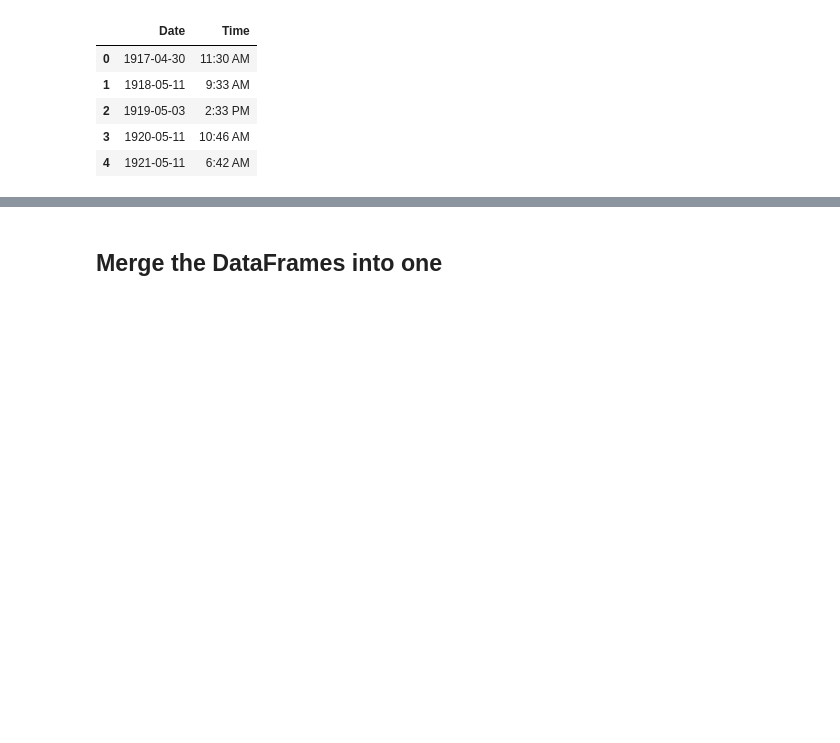
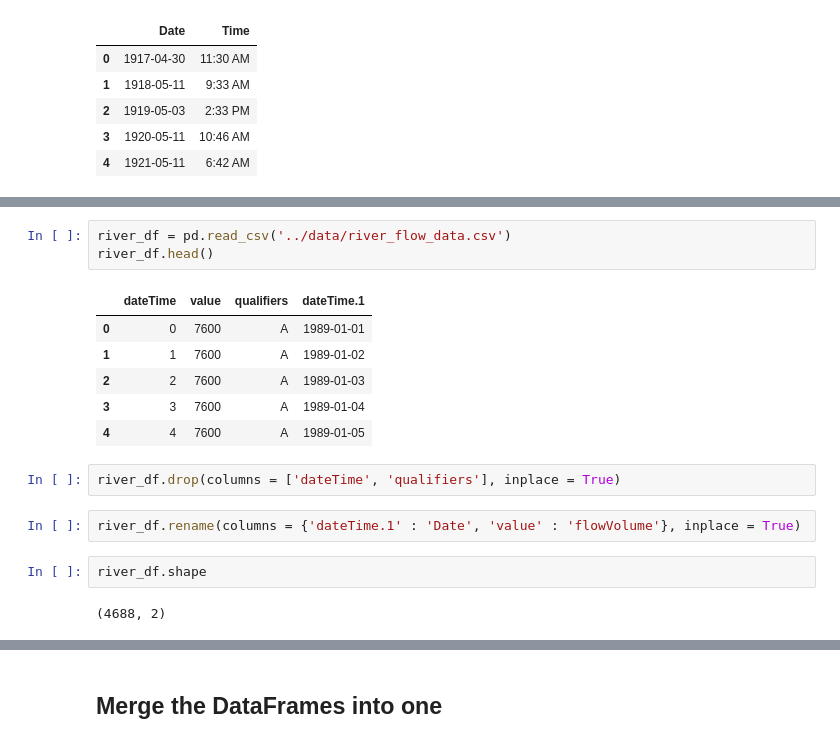
Before and after one commit to dwalkup/NIC_prediction, a Jupyter notebook: notebooks/ice_classic_data.ipynb, the cells around one changed output, grey strips where cells are left out. Saved outputs shown, nothing was run; the diff lists cells and outputs as text; blank space fills up the shorter version.

Commit message:
refactor data cleaning notebook

```diff
--- a/notebooks/ice_classic_data.ipynb
+++ b/notebooks/ice_classic_data.ipynb
@@ -66,0 +195,18 @@ winners_df.head()
+# %%
+river_df = pd.read_csv('../data/river_flow_data.csv')
+river_df.head()
+# %% [output]
+|  | dateTime | value | qualifiers | dateTime.1 |
+| 0 | 0 | 7600 | A | 1989-01-01 |
+| 1 | 1 | 7600 | A | 1989-01-02 |
+| 2 | 2 | 7600 | A | 1989-01-03 |
+| 3 | 3 | 7600 | A | 1989-01-04 |
+| 4 | 4 | 7600 | A | 1989-01-05 |
+# %%
+river_df.drop(columns = ['dateTime', 'qualifiers'], inplace = True)
+# %%
+river_df.rename(columns = {'dateTime.1' : 'Date', 'value' : 'flowVolume'}, inplace = True)
+# %%
+river_df.shape
+# %% [output]
+(4688, 2)
```
Also changed, not shown: parts of 128 cells of this notebook.
